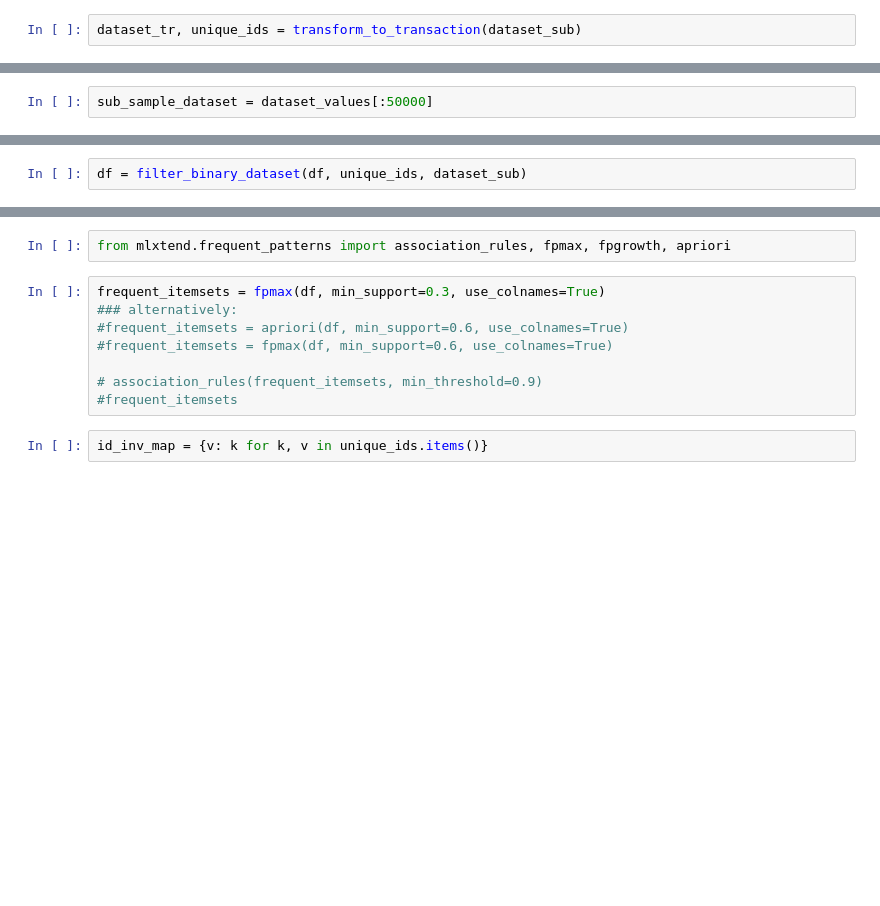
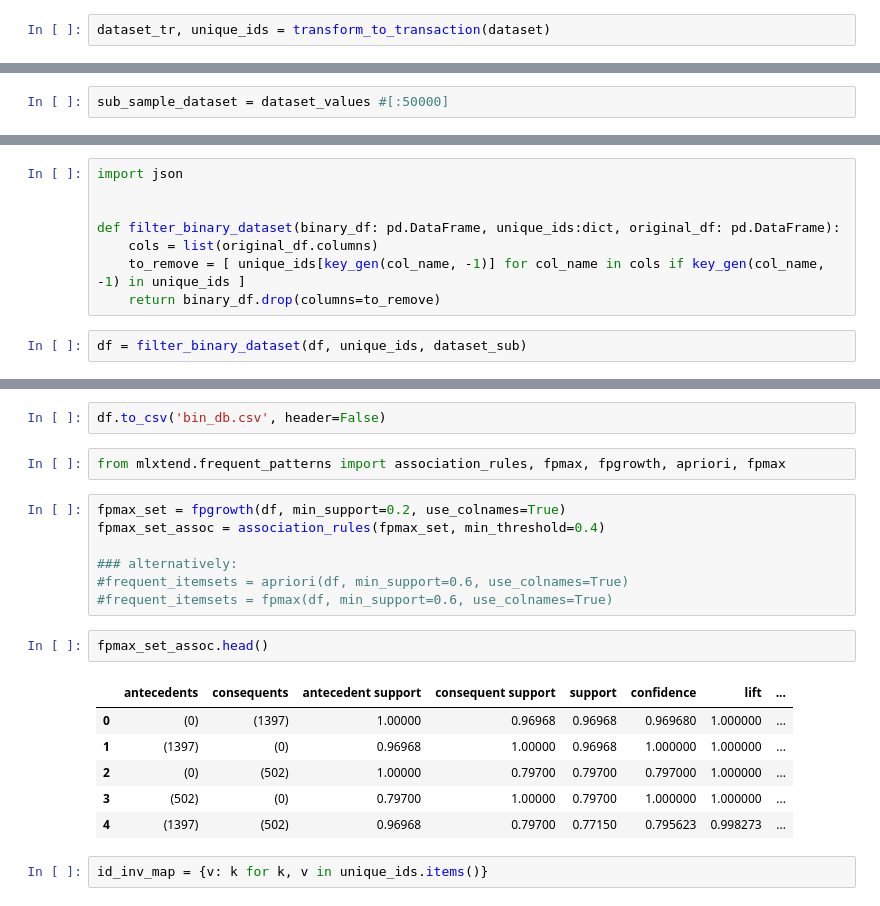
Before and after one commit to WilliamBamba/projet_dm, a Jupyter notebook: frequent_patterns/frequent_item.ipynb, the cells around one changed output, grey strips where cells are left out. Drawn from its saved outputs; the diff is of its cells as text; blank space fills up the shorter version.

```diff
--- a/frequent_patterns/frequent_item.ipynb
+++ b/frequent_patterns/frequent_item.ipynb
@@ -155,2 +173,2 @@ dataset_sub = dataset.iloc[:50000]
 # %%
-dataset_tr, unique_ids = transform_to_transaction(dataset_sub)
+dataset_tr, unique_ids = transform_to_transaction(dataset)
@@ -176,7 +196,7 @@ dataset_values = dataset_tr.values
 # %%
 dataset_values = dataset_values[:, 1:] # remove Num_Acc
 # %%
-sub_sample_dataset = dataset_values[:50000]
+sub_sample_dataset = dataset_values #[:50000]
 # %%
 sub_sample_dataset[:2]
 # %% [output]
@@ -236,3 +223,11 @@ def filter_binary_dataset(binary_df: pd.DataFrame, unique_ids:dict, original_df:
+# %%
+import json
+
+
+def filter_binary_dataset(binary_df: pd.DataFrame, unique_ids:dict, original_df: pd.DataFrame):
+    cols = list(original_df.columns)
+    to_remove = [ unique_ids[key_gen(col_name, -1)] for col_name in cols if key_gen(col_name, -1) in unique_ids ]
+    return binary_df.drop(columns=to_remove)
 # %%
 df = filter_binary_dataset(df, unique_ids, dataset_sub)
 # %%
@@ -248,13 +243,23 @@ df.head()
+# %%
+df.to_csv('bin_db.csv', header=False)
 # %%
-from mlxtend.frequent_patterns import association_rules, fpmax, fpgrowth, apriori
+from mlxtend.frequent_patterns import association_rules, fpmax, fpgrowth, apriori, fpmax
 # %%
-frequent_itemsets = fpmax(df, min_support=0.3, use_colnames=True)
+fpmax_set = fpgrowth(df, min_support=0.2, use_colnames=True)
+fpmax_set_assoc = association_rules(fpmax_set, min_threshold=0.4)
+
 ### alternatively:
 #frequent_itemsets = apriori(df, min_support=0.6, use_colnames=True)
 #frequent_itemsets = fpmax(df, min_support=0.6, use_colnames=True)
-
-# association_rules(frequent_itemsets, min_threshold=0.9)
-#frequent_itemsets
+# %%
+fpmax_set_assoc.head()
+# %% [output]
+|  | antecedents | consequents | antecedent support | consequent support | support | confidence | lift | ... |
+| 0 | (0) | (1397) | 1.00000 | 0.96968 | 0.96968 | 0.969680 | 1.000000 | ... |
+| 1 | (1397) | (0) | 0.96968 | 1.00000 | 0.96968 | 1.000000 | 1.000000 | ... |
+| 2 | (0) | (502) | 1.00000 | 0.79700 | 0.79700 | 0.797000 | 1.000000 | ... |
+| 3 | (502) | (0) | 0.79700 | 1.00000 | 0.79700 | 1.000000 | 1.000000 | ... |
+| 4 | (1397) | (502) | 0.96968 | 0.79700 | 0.77150 | 0.795623 | 0.998273 | ... |
 # %%
 id_inv_map = {v: k for k, v in unique_ids.items()}
 # %%
```
Also changed, not shown: parts of 13 cells of this notebook, 3 other files.
